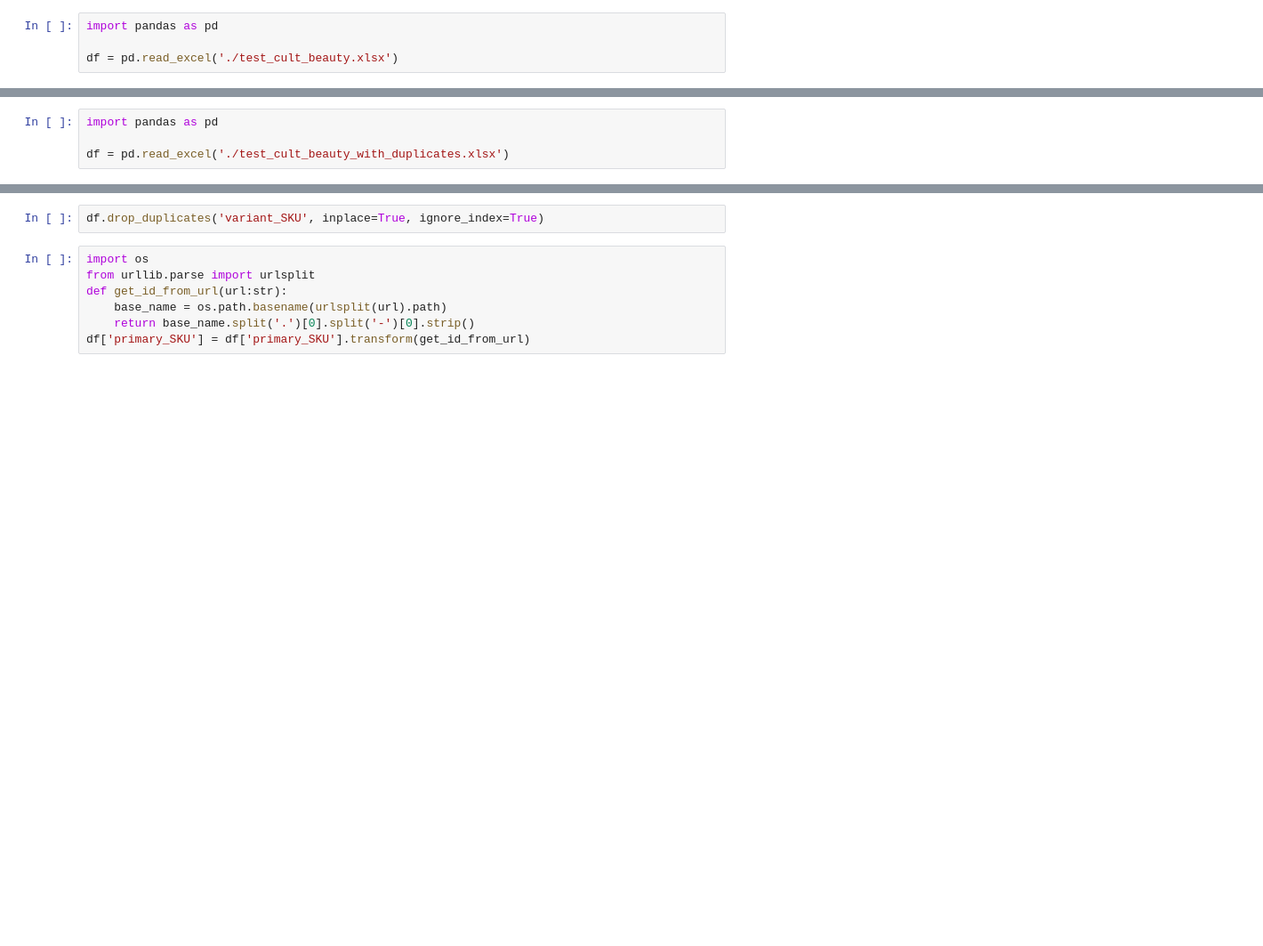
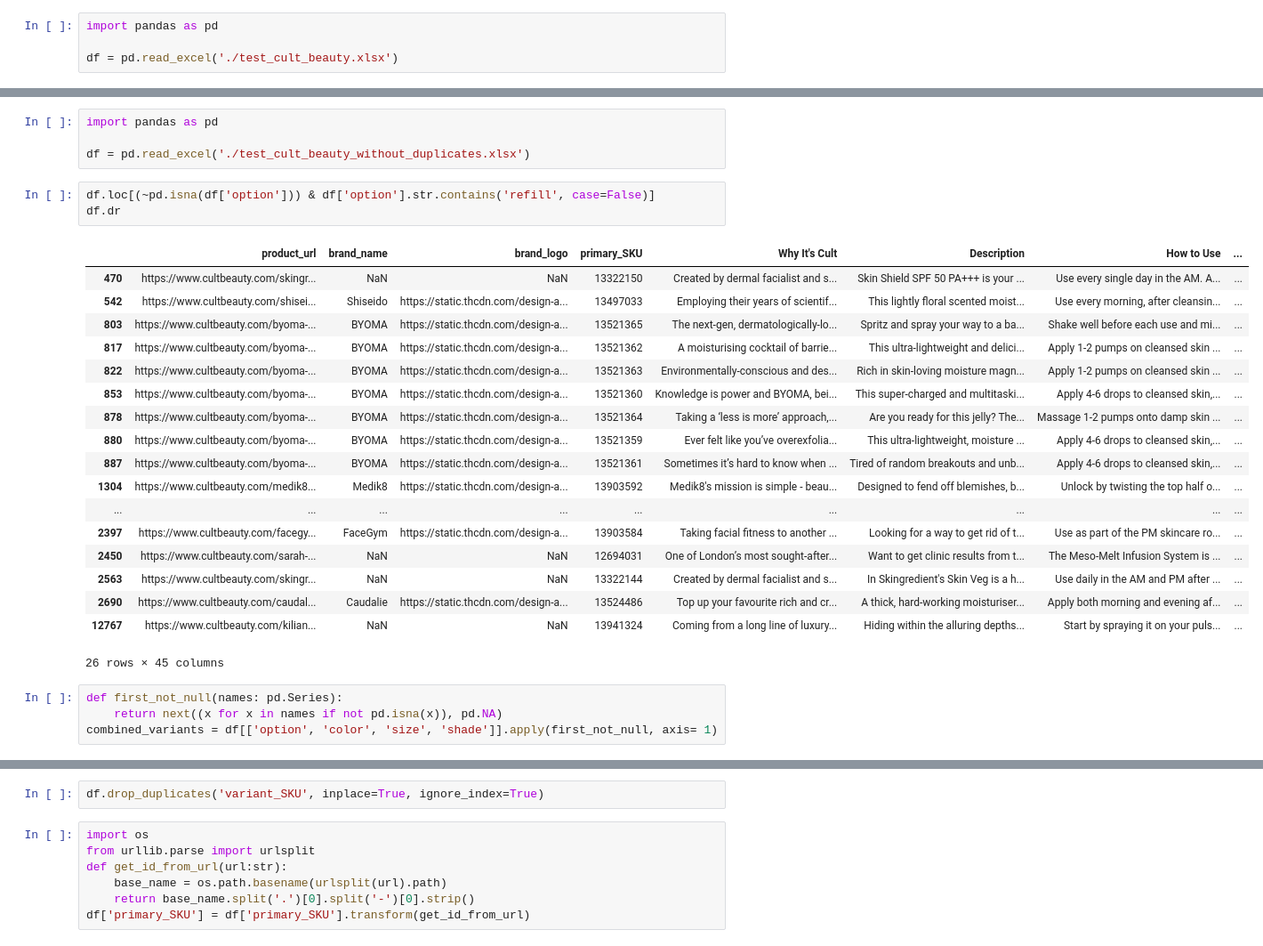
Before and after one commit to eslam-allam/cult_beauty, a Jupyter notebook: cult_beauty.ipynb, the cells around one changed output, grey strips where cells are left out. Shown: that part at 89% size. Cells and saved outputs as stored; diff of their text form; blank space fills up the shorter version.

Commit message:
feat: finished all features from test scrape meeting

```diff
--- a/cult_beauty.ipynb
+++ b/cult_beauty.ipynb
@@ -369,4 +280,30 @@ Name: count, dtype: int64
 # %%
 import pandas as pd
 
-df = pd.read_excel('./test_cult_beauty_with_duplicates.xlsx')
+df = pd.read_excel('./test_cult_beauty_without_duplicates.xlsx')
+# %%
+df.loc[(~pd.isna(df['option'])) & df['option'].str.contains('refill', case=False)]
+df.dr
+# %% [output]
+|  | product_url | brand_name | brand_logo | primary_SKU | Why It's Cult | Description | How to Use | ... |
+| 470 | https://www.cultbeauty.com/skingr... | NaN | NaN | 13322150 | Created by dermal facialist and s... | Skin Shield SPF 50 PA+++ is your ... | Use every single day in the AM. A... | ... |
+| 542 | https://www.cultbeauty.com/shisei... | Shiseido | https://static.thcdn.com/design-a... | 13497033 | Employing their years of scientif... | This lightly floral scented moist... | Use every morning, after cleansin... | ... |
+| 803 | https://www.cultbeauty.com/byoma-... | BYOMA | https://static.thcdn.com/design-a... | 13521365 | The next-gen, dermatologically-lo... | Spritz and spray your way to a ba... | Shake well before each use and mi... | ... |
+| 817 | https://www.cultbeauty.com/byoma-... | BYOMA | https://static.thcdn.com/design-a... | 13521362 | A moisturising cocktail of barrie... | This ultra-lightweight and delici... | Apply 1-2 pumps on cleansed skin ... | ... |
+| 822 | https://www.cultbeauty.com/byoma-... | BYOMA | https://static.thcdn.com/design-a... | 13521363 | Environmentally-conscious and des... | Rich in skin-loving moisture magn... | Apply 1-2 pumps on cleansed skin ... | ... |
+| 853 | https://www.cultbeauty.com/byoma-... | BYOMA | https://static.thcdn.com/design-a... | 13521360 | Knowledge is power and BYOMA, bei... | This super-charged and multitaski... | Apply 4-6 drops to cleansed skin,... | ... |
+| 878 | https://www.cultbeauty.com/byoma-... | BYOMA | https://static.thcdn.com/design-a... | 13521364 | Taking a ‘less is more’ approach,... | Are you ready for this jelly? The... | Massage 1-2 pumps onto damp skin ... | ... |
+| 880 | https://www.cultbeauty.com/byoma-... | BYOMA | https://static.thcdn.com/design-a... | 13521359 | Ever felt like you’ve overexfolia... | This ultra-lightweight, moisture ... | Apply 4-6 drops to cleansed skin,... | ... |
+| 887 | https://www.cultbeauty.com/byoma-... | BYOMA | https://static.thcdn.com/design-a... | 13521361 | Sometimes it’s hard to know when ... | Tired of random breakouts and unb... | Apply 4-6 drops to cleansed skin,... | ... |
+| 1304 | https://www.cultbeauty.com/medik8... | Medik8 | https://static.thcdn.com/design-a... | 13903592 | Medik8's mission is simple - beau... | Designed to fend off blemishes, b... | Unlock by twisting the top half o... | ... |
+| ... | ... | ... | ... | ... | ... | ... | ... | ... |
+| 2397 | https://www.cultbeauty.com/facegy... | FaceGym | https://static.thcdn.com/design-a... | 13903584 | Taking facial fitness to another ... | Looking for a way to get rid of t... | Use as part of the PM skincare ro... | ... |
+| 2450 | https://www.cultbeauty.com/sarah-... | NaN | NaN | 12694031 | One of London’s most sought-after... | Want to get clinic results from t... | The Meso-Melt Infusion System is ... | ... |
+| 2563 | https://www.cultbeauty.com/skingr... | NaN | NaN | 13322144 | Created by dermal facialist and s... | In Skingredient's Skin Veg is a h... | Use daily in the AM and PM after ... | ... |
+| 2690 | https://www.cultbeauty.com/caudal... | Caudalie | https://static.thcdn.com/design-a... | 13524486 | Top up your favourite rich and cr... | A thick, hard-working moisturiser... | Apply both morning and evening af... | ... |
+| 12767 | https://www.cultbeauty.com/kilian... | NaN | NaN | 13941324 | Coming from a long line of luxury... | Hiding within the alluring depths... | Start by spraying it on your puls... | ... |
+26 rows × 45 columns
+# %%
+def first_not_null(names: pd.Series):
+    return next((x for x in names if not pd.isna(x)), pd.NA)
+combined_variants = df[['option', 'color', 'size', 'shade']].apply(first_not_null, axis= 1)
```
Also changed, not shown: parts of 23 cells of this notebook, 1 other file.
